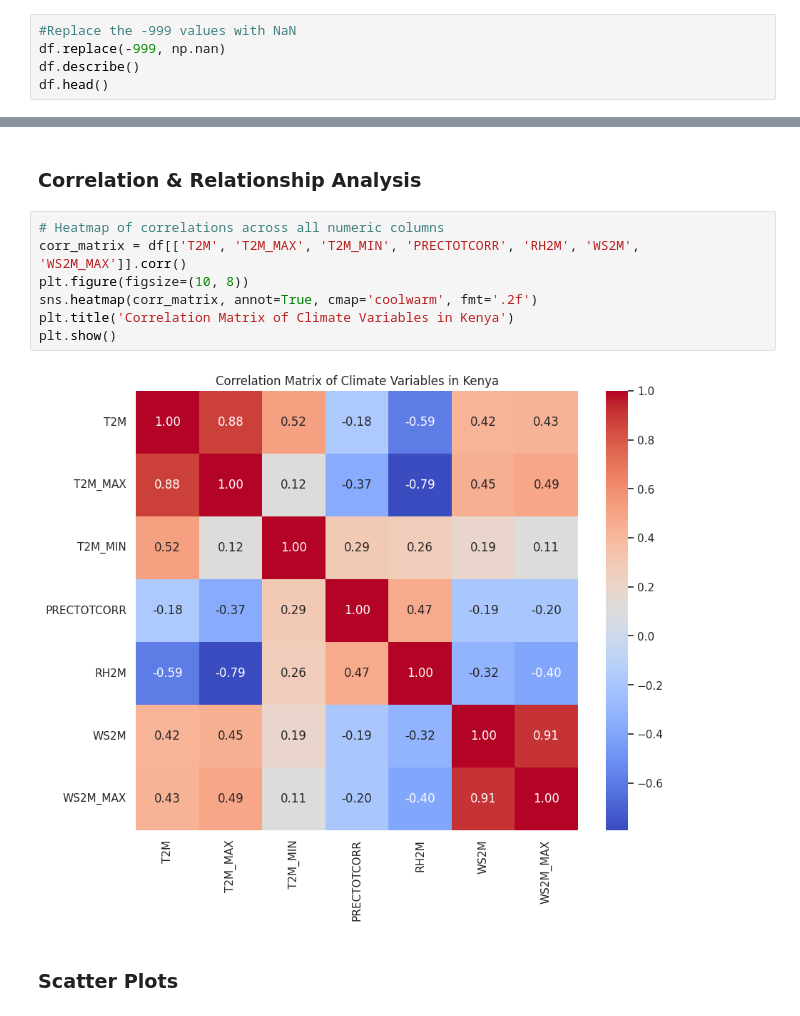
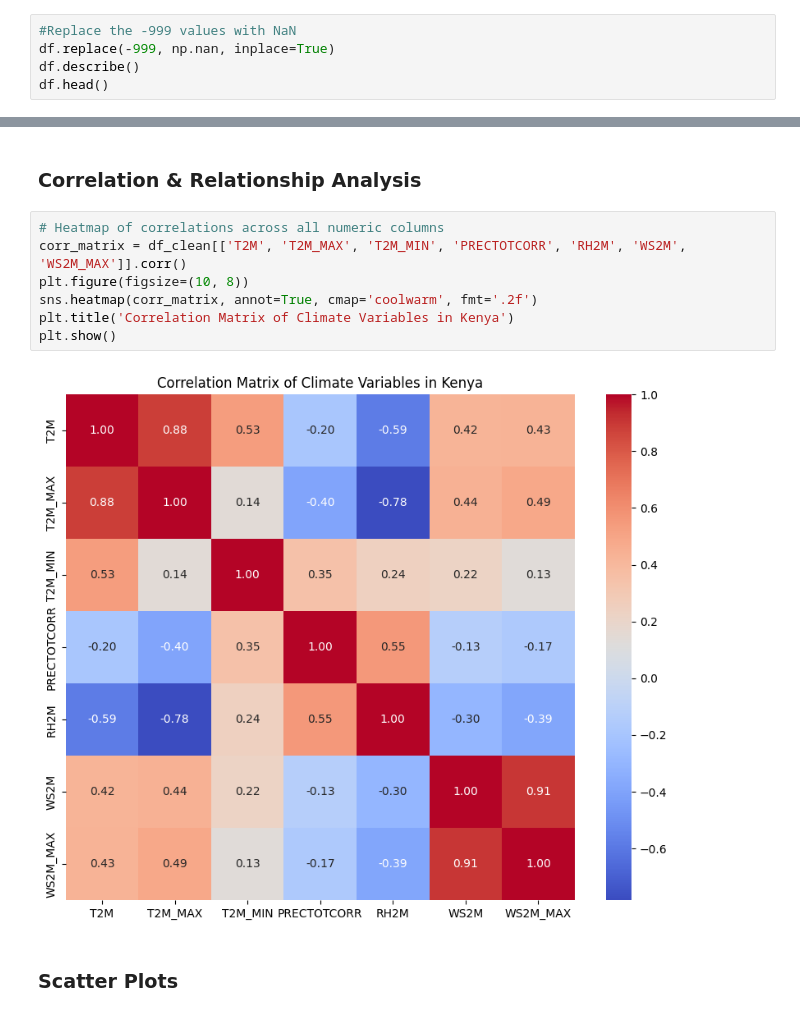
Before and after one commit to tibarekb/climate-challenge-week0, a Jupyter notebook: notebooks/kenya_eda.ipynb, the cells around one changed output, grey strips where cells are left out. Cells and saved outputs as stored; diff of their text form.

```diff
--- a/notebooks/kenya_eda.ipynb
+++ b/notebooks/kenya_eda.ipynb
@@ -48,7 +48,7 @@ df.head()
 ### Summary Statistics & Missing-Value Report
 # %%
 #Replace the -999 values with NaN
-df.replace(-999, np.nan)
+df.replace(-999, np.nan, inplace=True)
 df.describe()
 df.head()
 # %% [output]
@@ -160,13 +160,13 @@ plt.show()
 ### Correlation & Relationship Analysis
 # %%
 # Heatmap of correlations across all numeric columns
-corr_matrix = df[['T2M', 'T2M_MAX', 'T2M_MIN', 'PRECTOTCORR', 'RH2M', 'WS2M', 'WS2M_MAX']].corr()
+corr_matrix = df_clean[['T2M', 'T2M_MAX', 'T2M_MIN', 'PRECTOTCORR', 'RH2M', 'WS2M', 'WS2M_MAX']].corr()
 plt.figure(figsize=(10, 8))
 sns.heatmap(corr_matrix, annot=True, cmap='coolwarm', fmt='.2f')
 plt.title('Correlation Matrix of Climate Variables in Kenya')
 plt.show()
 # %% [output]
-[figure, old version]
+[figure, new version]
 # %% [markdown]
 ### Scatter Plots
 # %%
```
Also changed, not shown: parts of 4 cells of this notebook, 5 other files.
